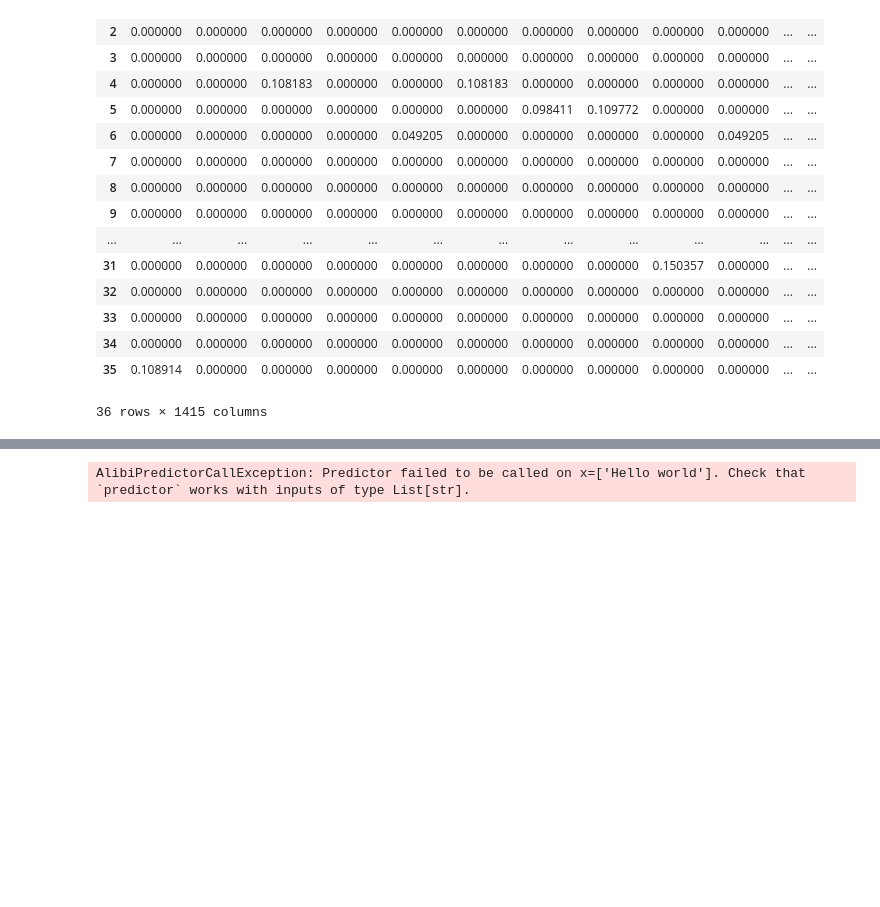
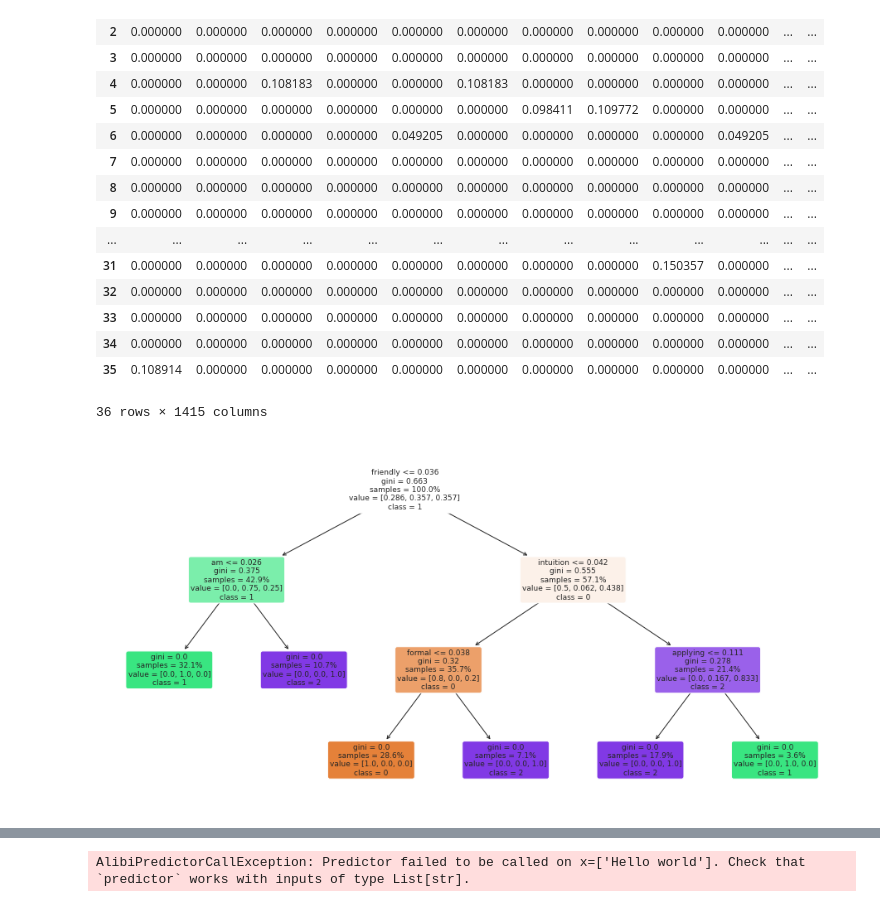
Before and after one commit to mozo64/xai-survey, a Jupyter notebook: src/clustering.ipynb, the cells around one changed output, grey strips where cells are left out. Saved outputs shown, nothing was run; the diff lists cells and outputs as text; code cells hidden in the pictures; blank space fills up the shorter version.

Commit message:
Visualise decision tree

```diff
--- a/src/clustering.ipynb
+++ b/src/clustering.ipynb
@@ -643,3 +643,11 @@ pd.DataFrame(response.toarray(),columns=vectorizer.get_feature_names())
 | 34 | 0.000000 | 0.000000 | 0.000000 | 0.000000 | 0.000000 | 0.000000 | 0.000000 | 0.000000 | 0.000000 | 0.000000 | ... | ... |
 | 35 | 0.108914 | 0.000000 | 0.000000 | 0.000000 | 0.000000 | 0.000000 | 0.000000 | 0.000000 | 0.000000 | 0.000000 | ... | ... |
 36 rows × 1415 columns
+# %%
+from sklearn import tree
+
+# visualization
+fig = plt.figure(figsize=(16, 8))
+vis = tree.plot_tree(clf, feature_names = vectorizer.get_feature_names(), class_names = ["0", "1", "2"], max_depth=3, fontsize=9, proportion=True, filled=True, rounded=True)
+# %% [output]
+[figure, added]
```
Also changed, not shown: parts of 6 cells of this notebook.
